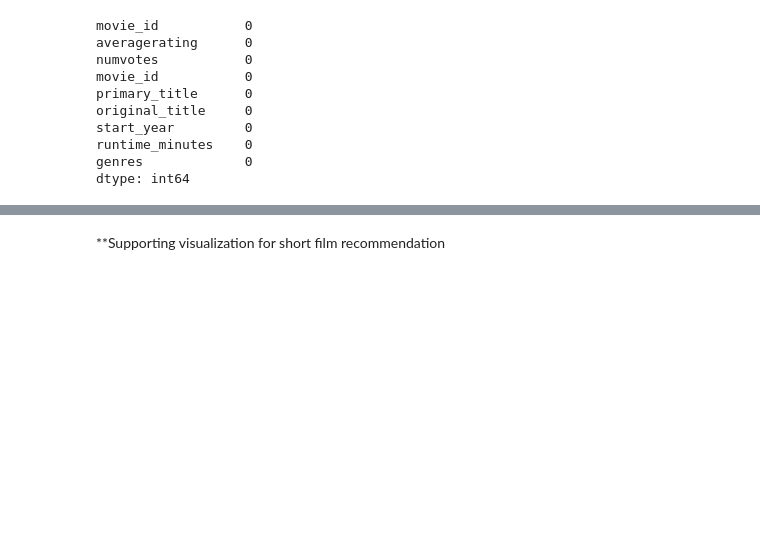
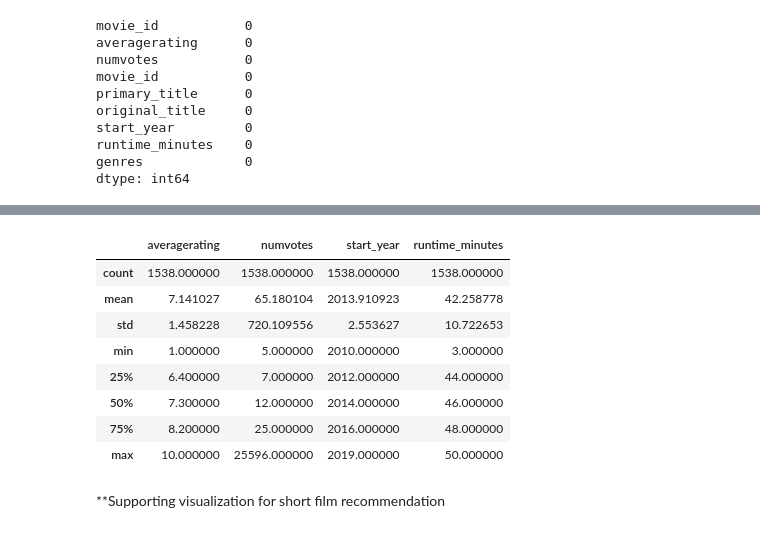
Before and after one commit to SunmilikeSueMe/capstone, a Jupyter notebook: Recommendations_Sunmi.ipynb, the cells around one changed output, grey strips where cells are left out. Saved outputs shown, nothing was run; the diff lists cells and outputs as text; code cells hidden in the pictures; blank space fills up the shorter version.

```diff
--- a/Recommendations_Sunmi.ipynb
+++ b/Recommendations_Sunmi.ipynb
@@ -88,3 +124,15 @@ dtype: int64
+# %%
+sample.describe()
+# %% [output]
+|  | averagerating | numvotes | start_year | runtime_minutes |
+| count | 1538.000000 | 1538.000000 | 1538.000000 | 1538.000000 |
+| mean | 7.141027 | 65.180104 | 2013.910923 | 42.258778 |
+| std | 1.458228 | 720.109556 | 2.553627 | 10.722653 |
+| min | 1.000000 | 5.000000 | 2010.000000 | 3.000000 |
+| 25% | 6.400000 | 7.000000 | 2012.000000 | 44.000000 |
+| 50% | 7.300000 | 12.000000 | 2014.000000 | 46.000000 |
+| 75% | 8.200000 | 25.000000 | 2016.000000 | 48.000000 |
+| max | 10.000000 | 25596.000000 | 2019.000000 | 50.000000 |
 # %% [markdown]
 **Supporting visualization for short film recommendation
 # %%
```
Also changed, not shown: parts of 8 cells of this notebook, 5 other files.
